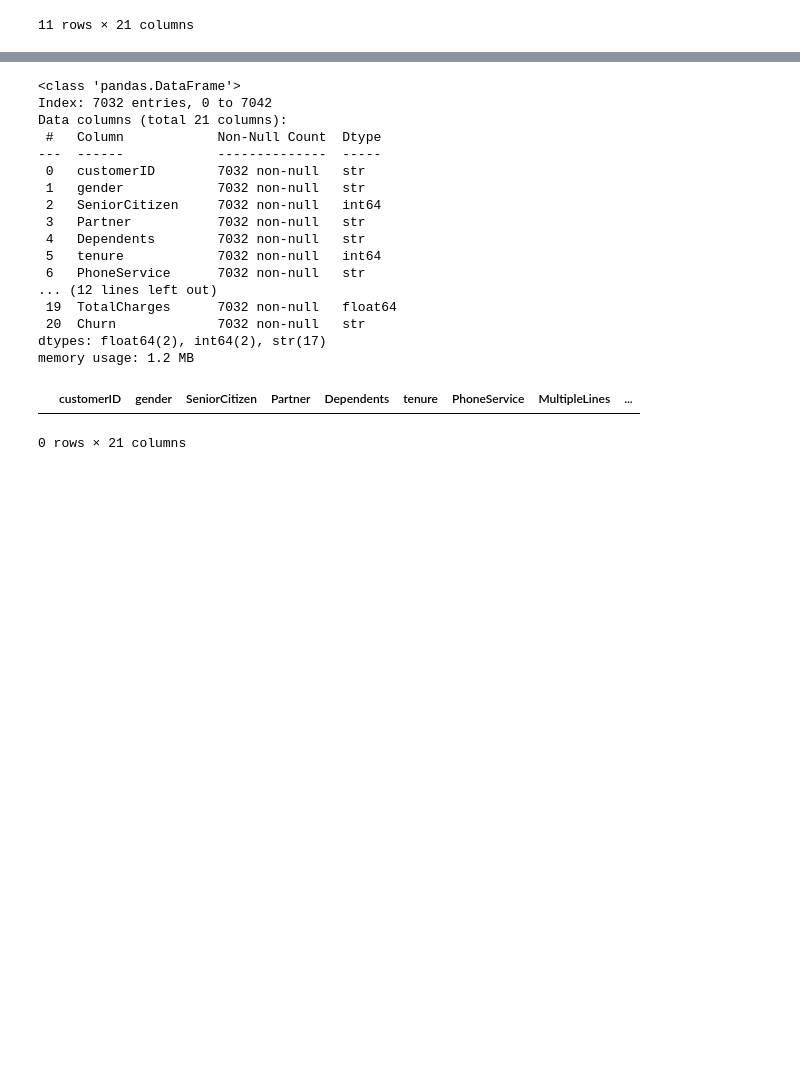
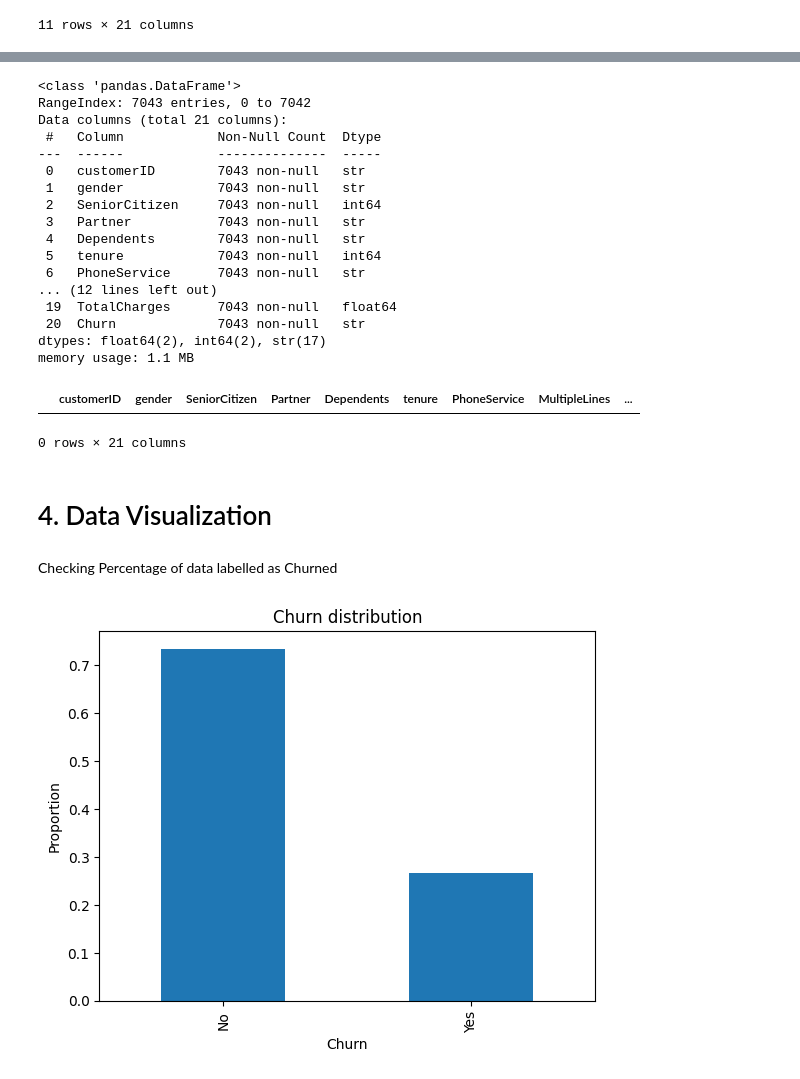
Before and after one commit to Syed-AbdulMoeed/churn-prediction-pipeline, a Jupyter notebook: notebooks/EDA.ipynb, the cells around one changed output, grey strips where cells are left out. Drawn from its saved outputs; the diff is of its cells as text; code cells hidden in the pictures; blank space fills up the shorter version.

Commit message:
Univariate Data visualization

```diff
--- a/notebooks/EDA.ipynb
+++ b/notebooks/EDA.ipynb
@@ -107,25 +129,25 @@ These Customers seem to be new with a 0 tenure and have not been charged. Since
 # %%
-df = df[~df.TotalCharges.isnull()]
+df['TotalCharges'] = df['TotalCharges'].fillna(0)
 # %%
 df.info()
 # %% [output]
 <class 'pandas.DataFrame'>
-Index: 7032 entries, 0 to 7042
+RangeIndex: 7043 entries, 0 to 7042
 Data columns (total 21 columns):
  #   Column            Non-Null Count  Dtype
 ---  ------            --------------  -----
- 0   customerID        7032 non-null   str
- 1   gender            7032 non-null   str
- 2   SeniorCitizen     7032 non-null   int64
- 3   Partner           7032 non-null   str
- 4   Dependents        7032 non-null   str
- 5   tenure            7032 non-null   int64
- 6   PhoneService      7032 non-null   str
+ 0   customerID        7043 non-null   str
+ 1   gender            7043 non-null   str
+ 2   SeniorCitizen     7043 non-null   int64
+ 3   Partner           7043 non-null   str
+ 4   Dependents        7043 non-null   str
+ 5   tenure            7043 non-null   int64
+ 6   PhoneService      7043 non-null   str
 ... (12 lines left out)
- 19  TotalCharges      7032 non-null   float64
- 20  Churn             7032 non-null   str
+ 19  TotalCharges      7043 non-null   float64
+ 20  Churn             7043 non-null   str
 dtypes: float64(2), int64(2), str(17)
-memory usage: 1.2 MB
+memory usage: 1.1 MB
 # %%
 # Checking for duplicates
 df[df.duplicated(keep='first')]
@@ -134,3 +156,14 @@ df[df.duplicated(keep='first')]
 # %% [output]
 |  | customerID | gender | SeniorCitizen | Partner | Dependents | tenure | PhoneService | MultipleLines | ... |
 0 rows × 21 columns
+# %% [markdown]
+# 4. Data Visualization
+# %% [markdown]
+Checking Percentage of data labelled as Churned
+# %%
+df['Churn'].value_counts(normalize=True).plot(kind='bar')
+plt.title('Churn distribution')
+plt.ylabel('Proportion')
+plt.show()
+# %% [output]
+[figure, added]
```
Also changed, not shown: parts of 9 cells of this notebook.
